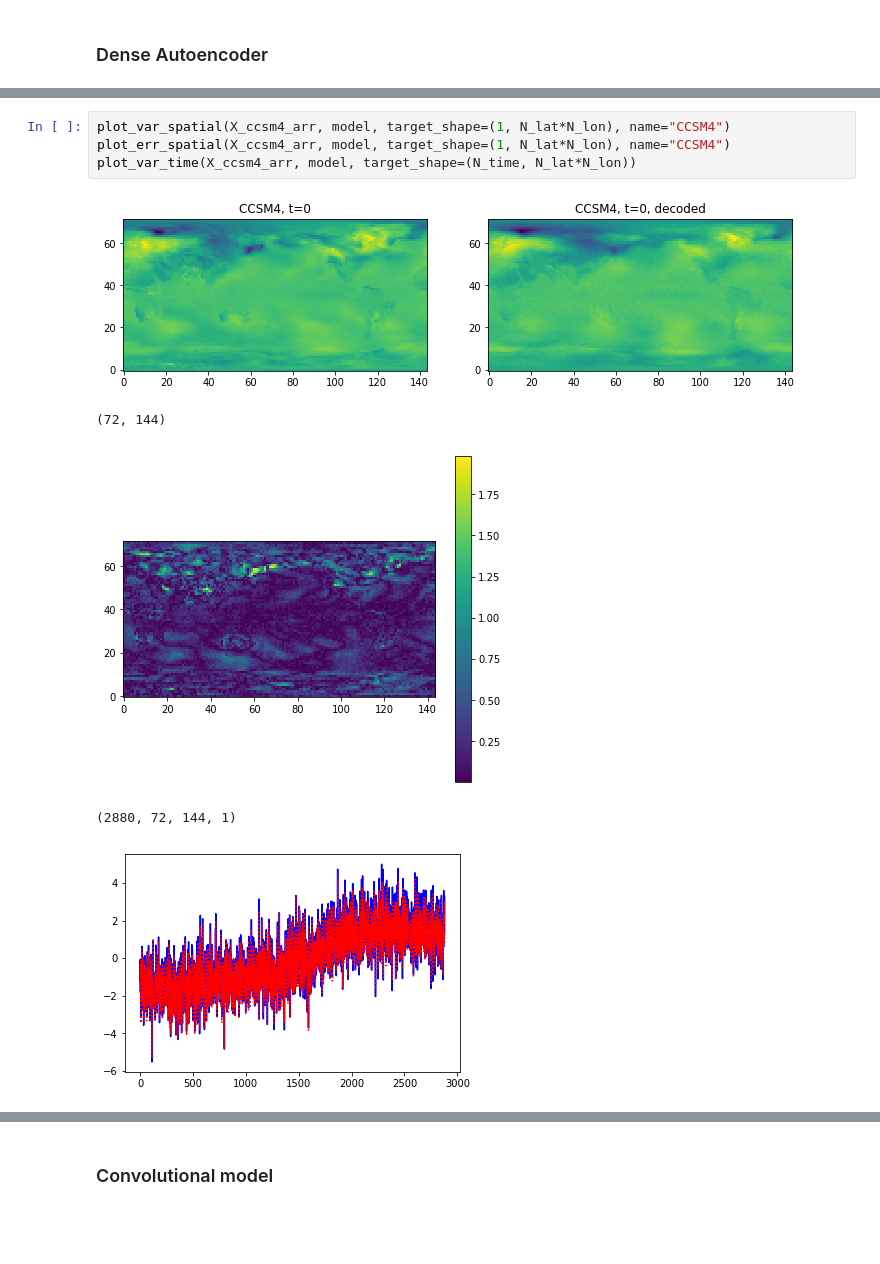
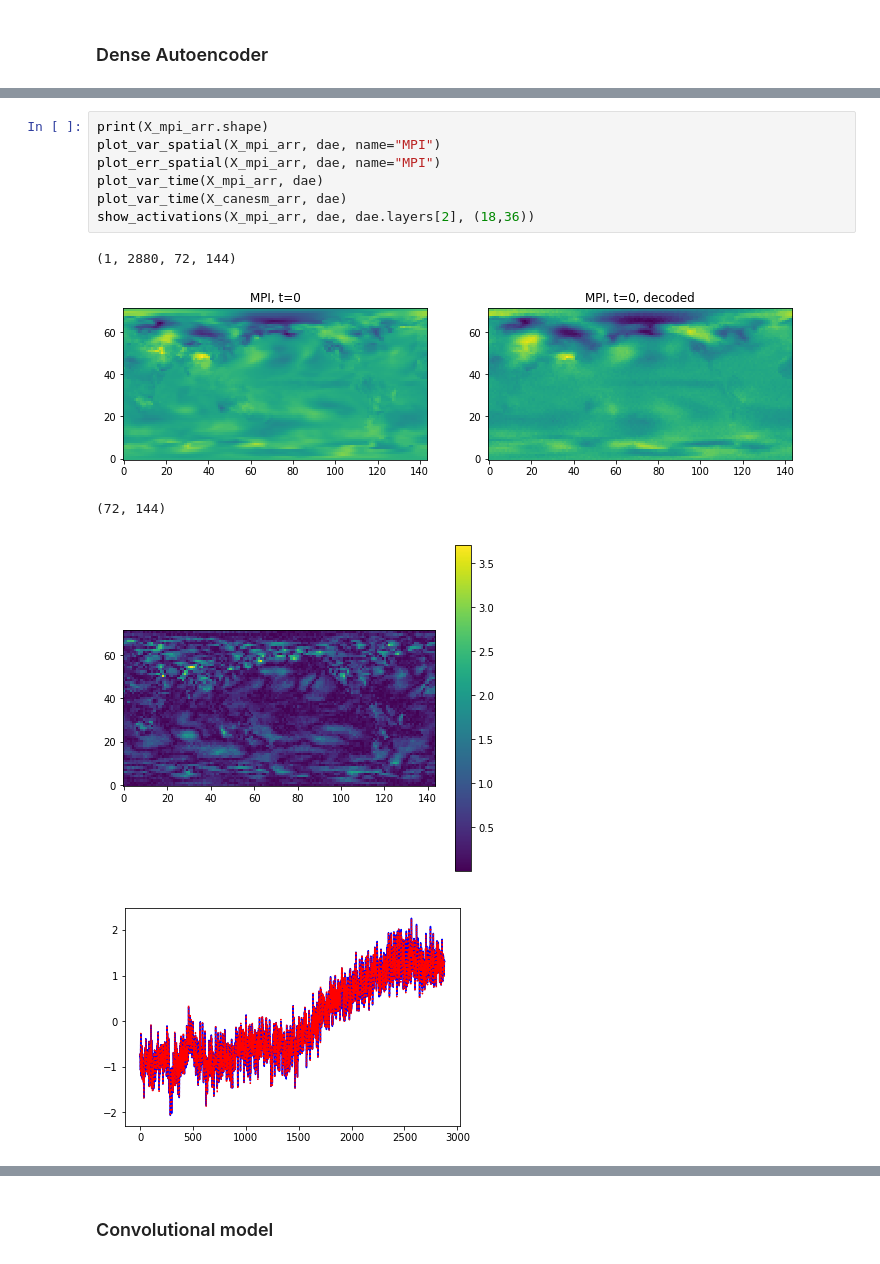
Before and after one commit to bgroenks96/cmip-embeddings, a Jupyter notebook: deep_embeddings.ipynb, the cells around one changed output, grey strips where cells are left out. Drawn from its saved outputs; the diff is of its cells as text; blank space fills up the shorter version.

```diff
--- a/deep_embeddings.ipynb
+++ b/deep_embeddings.ipynb
@@ -148,11 +152,14 @@ validation (min:    0.403, max:    3.106, cur:    0.409)
 <keras.callbacks.History at 0x...>
-# %%
-plot_var_spatial(X_ccsm4_arr, model, target_shape=(1, N_lat*N_lon), name="CCSM4")
-plot_err_spatial(X_ccsm4_arr, model, target_shape=(1, N_lat*N_lon), name="CCSM4")
-plot_var_time(X_ccsm4_arr, model, target_shape=(N_time, N_lat*N_lon))
-# %% [output]
-[figure, removed]
-(72, 144)
-[figure, removed]
-(2880, 72, 144, 1)
-[figure, removed]
+# %%
+print(X_mpi_arr.shape)
+plot_var_spatial(X_mpi_arr, dae, name="MPI")
+plot_err_spatial(X_mpi_arr, dae, name="MPI")
+plot_var_time(X_mpi_arr, dae)
+plot_var_time(X_canesm_arr, dae)
+show_activations(X_mpi_arr, dae, dae.layers[2], (18,36))
+# %% [output]
+(1, 2880, 72, 144)
+[figure, added]
+(72, 144)
+[figure, added]
+[figure, added]
```
Also changed, not shown: parts of 19 cells of this notebook.
